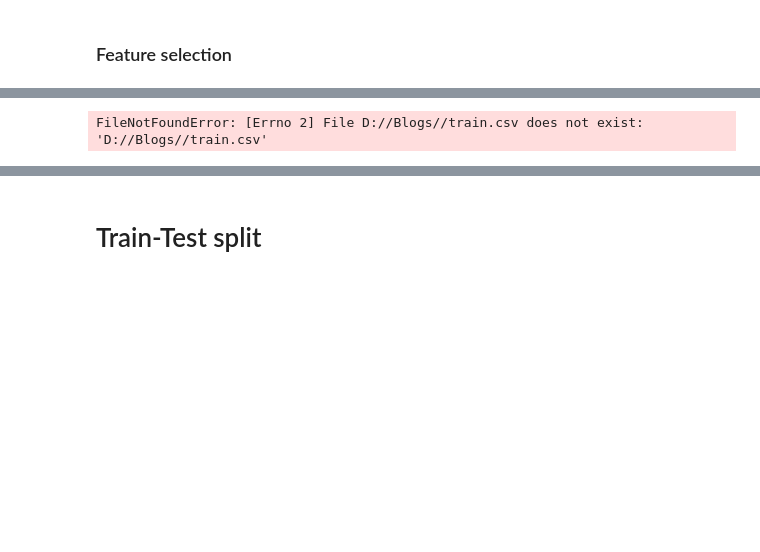
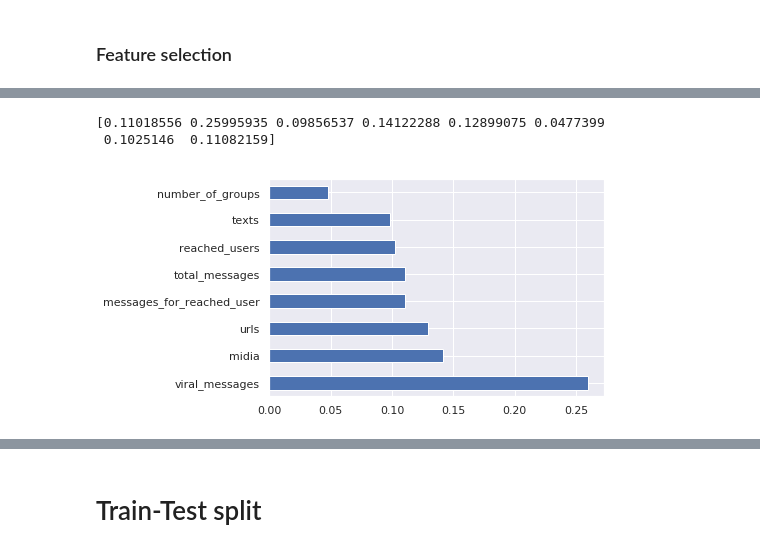
Before and after one commit to cabrau/FakeWhatsApp.Br, a Jupyter notebook: 9.0 user classification.ipynb, the cells around one changed output, grey strips where cells are left out. Saved outputs shown, nothing was run; the diff lists cells and outputs as text; code cells hidden in the pictures; blank space fills up the shorter version.

```diff
--- a/9.0 user classification.ipynb
+++ b/9.0 user classification.ipynb
@@ -349,19 +355,16 @@ g=sns.heatmap(X_user[top_corr_features].corr(),annot=True, fmt='.2f', linewidths
 # %%
 # feature importance
 
-import pandas as pd
-import numpy as np
-data = pd.read_csv("D://Blogs//train.csv")
-X = data.iloc[:,0:20]  #independent columns
-y = data.iloc[:,-1]    #target column i.e price range
 from sklearn.ensemble import ExtraTreesClassifier
 import matplotlib.pyplot as plt
 model = ExtraTreesClassifier()
 model.fit(X,y)
 print(model.feature_importances_) #use inbuilt class feature_importances of tree based classifiers
 #plot graph of feature importances for better visualization
 feat_importances = pd.Series(model.feature_importances_, index=X.columns)
 feat_importances.nlargest(10).plot(kind='barh')
 plt.show()
 # %% [output]
-FileNotFoundError: [Errno 2] File D://Blogs//train.csv does not exist: 'D://Blogs//train.csv'
+[0.11018556 0.25995935 0.09856537 0.14122288 0.12899075 0.0477399
+ 0.1025146  0.11082159]
+[figure, added]
```
Also changed, not shown: parts of 24 cells of this notebook, 6 other files.
